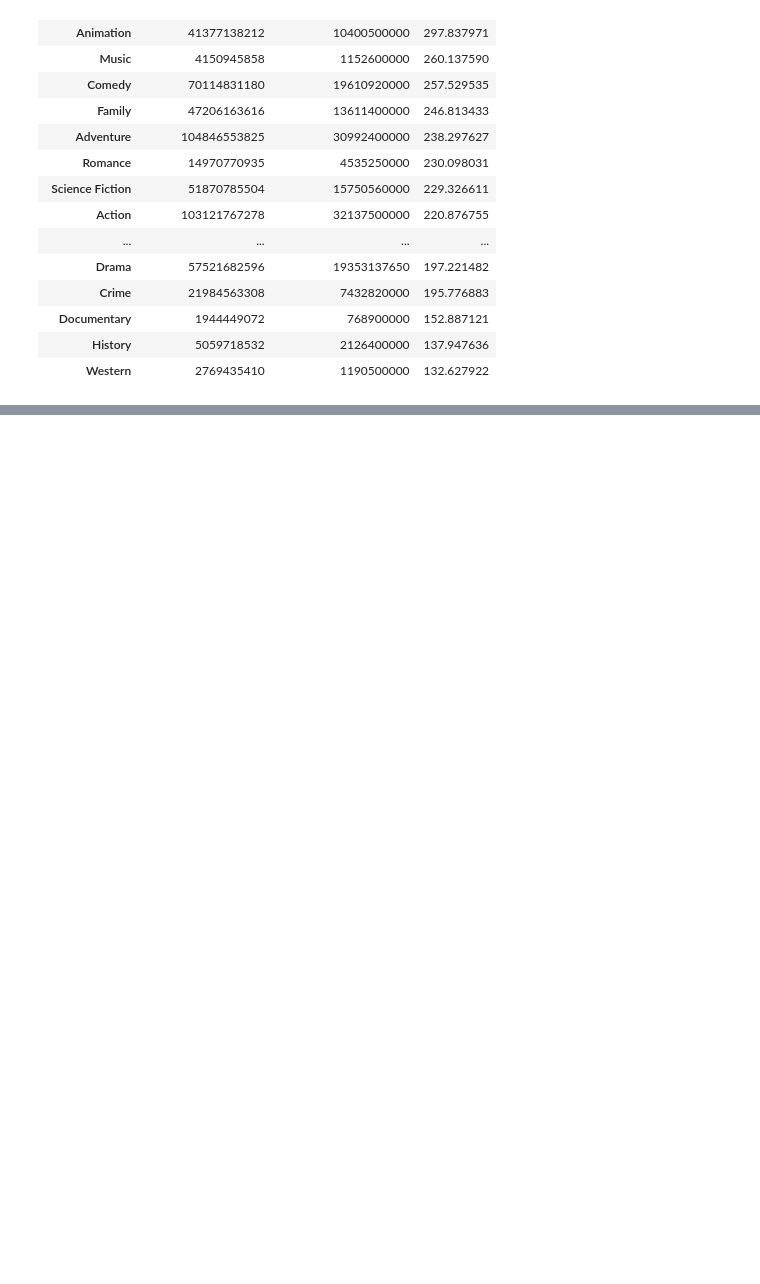
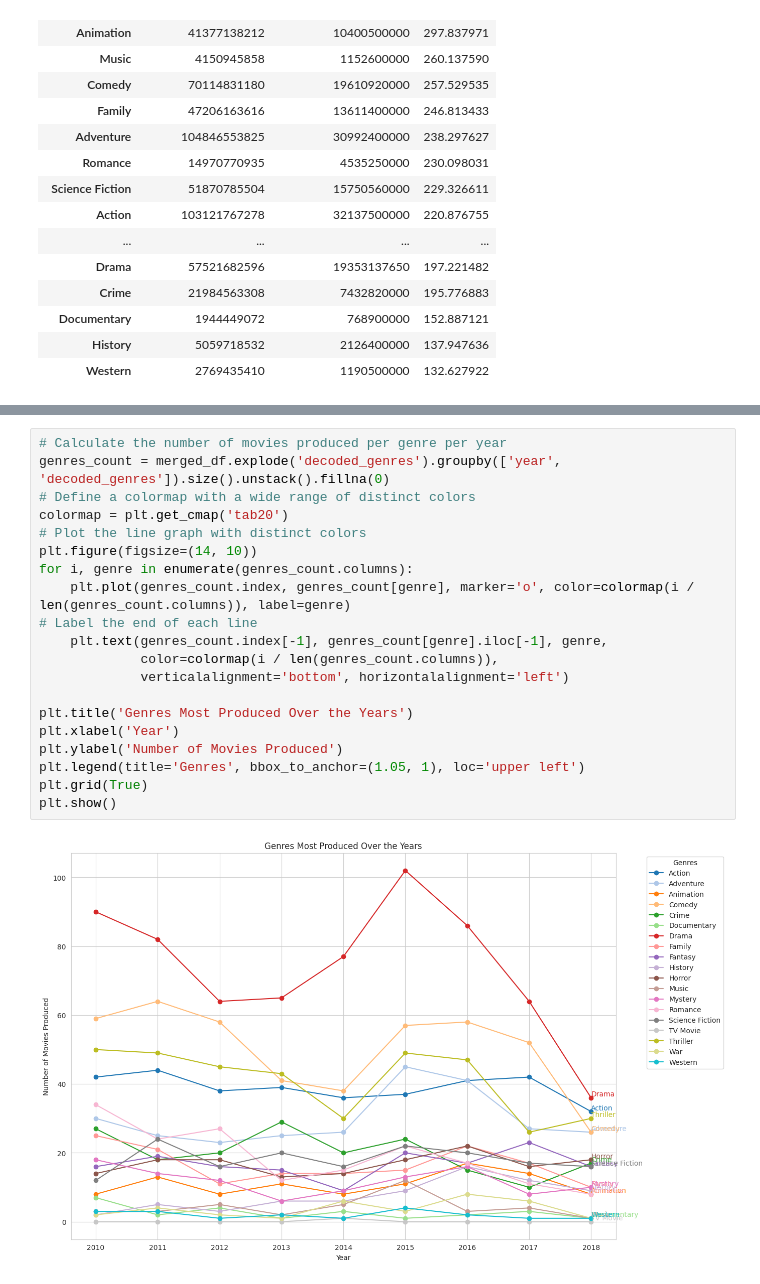
Before and after one commit to CollinsNyatundo/Film-Analysis, a Jupyter notebook: index.ipynb, the cells around one changed output, grey strips where cells are left out. Drawn from its saved outputs; the diff is of its cells as text; blank space fills up the shorter version.

```diff
--- a/index.ipynb
+++ b/index.ipynb
@@ -676,0 +990,22 @@ P-value: 0.0000
+# %%
+# Calculate the number of movies produced per genre per year
+genres_count = merged_df.explode('decoded_genres').groupby(['year', 'decoded_genres']).size().unstack().fillna(0)
+# Define a colormap with a wide range of distinct colors
+colormap = plt.get_cmap('tab20')
+# Plot the line graph with distinct colors
+plt.figure(figsize=(14, 10))
+for i, genre in enumerate(genres_count.columns):
+    plt.plot(genres_count.index, genres_count[genre], marker='o', color=colormap(i / len(genres_count.columns)), label=genre)
+# Label the end of each line
+    plt.text(genres_count.index[-1], genres_count[genre].iloc[-1], genre,
+             color=colormap(i / len(genres_count.columns)),
+             verticalalignment='bottom', horizontalalignment='left')
+
+plt.title('Genres Most Produced Over the Years')
+plt.xlabel('Year')
+plt.ylabel('Number of Movies Produced')
+plt.legend(title='Genres', bbox_to_anchor=(1.05, 1), loc='upper left')
+plt.grid(True)
+plt.show()
+# %% [output]
+[figure, added]
```
Also changed, not shown: parts of 68 cells of this notebook.
